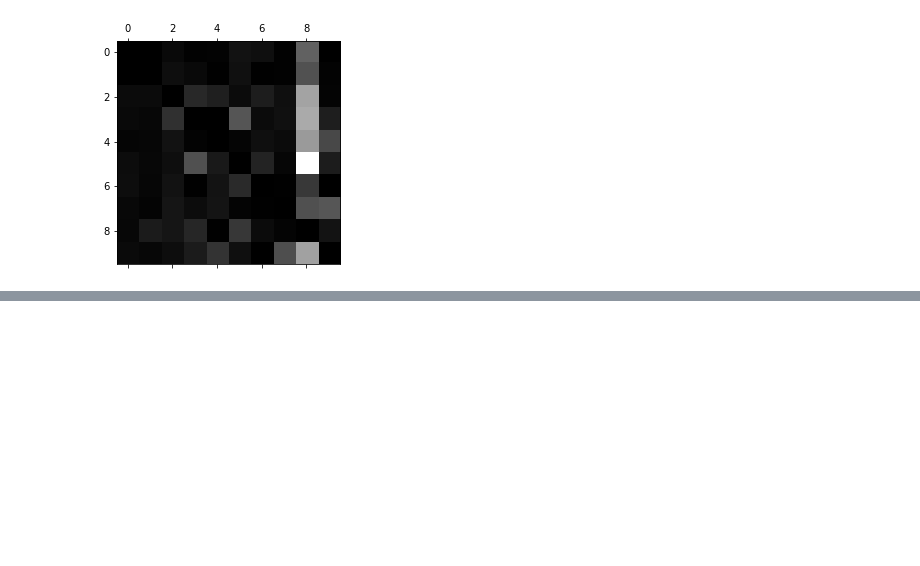
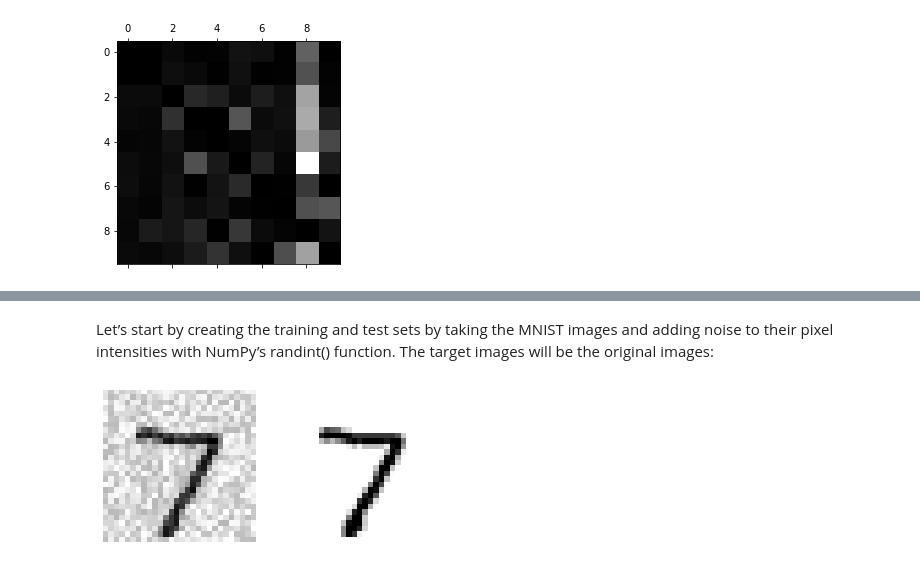
Before and after one commit to khmkarimhisham/Hands-On-Machine-Learning-Book, a Jupyter notebook: Chapter 03 Classification.ipynb, the cells around one changed output, grey strips where cells are left out. Drawn from its saved outputs; the diff is of its cells as text; code cells hidden in the pictures; blank space fills up the shorter version.

```diff
--- a/Chapter 03 Classification.ipynb
+++ b/Chapter 03 Classification.ipynb
@@ -495,0 +526,21 @@ plt.show()
+# %% [markdown]
+Let’s start by creating the training and test sets by taking the MNIST images and adding noise to their pixel intensities with NumPy’s randint() function. The target images will be the original images:
+# %%
+noise = np.random.randint(0, 100, (len(X_train), 784))
+X_train_mod = X_train + noise
+noise = np.random.randint(0, 100, (len(X_test), 784))
+X_test_mod = X_test + noise
+y_train_mod = X_train
+y_test_mod = X_test
+# %%
+def plot_digit(data):
+    image = data.reshape(28, 28)
+    plt.imshow(image, cmap = mpl.cm.binary, interpolation="nearest")
+    plt.axis("off")
+# %%
+some_index = 0
+plt.subplot(121); plot_digit(X_test_mod[some_index])
+plt.subplot(122); plot_digit(y_test_mod[some_index])
+plt.show()
+# %% [output]
+[figure, added]
```
Also changed, not shown: parts of 6 cells of this notebook.
